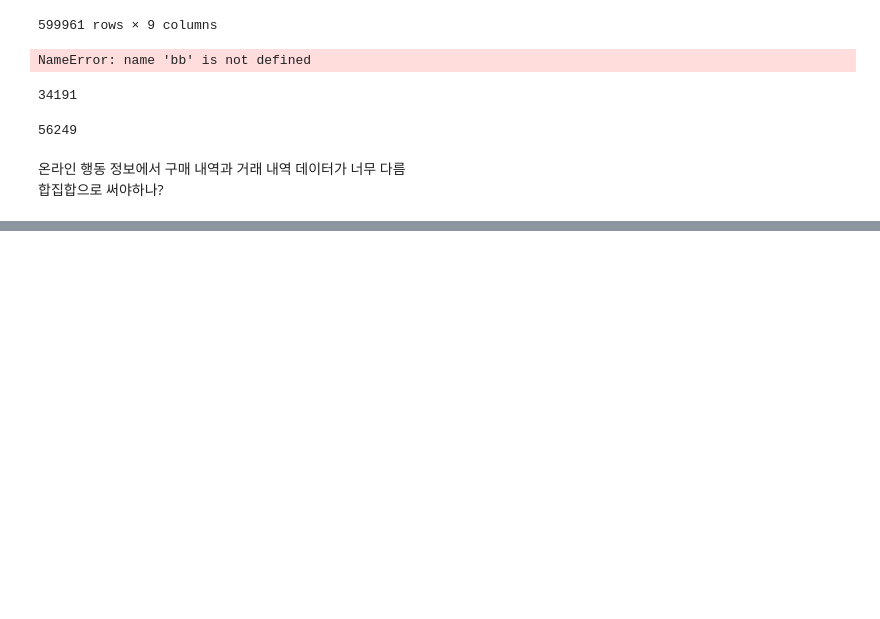
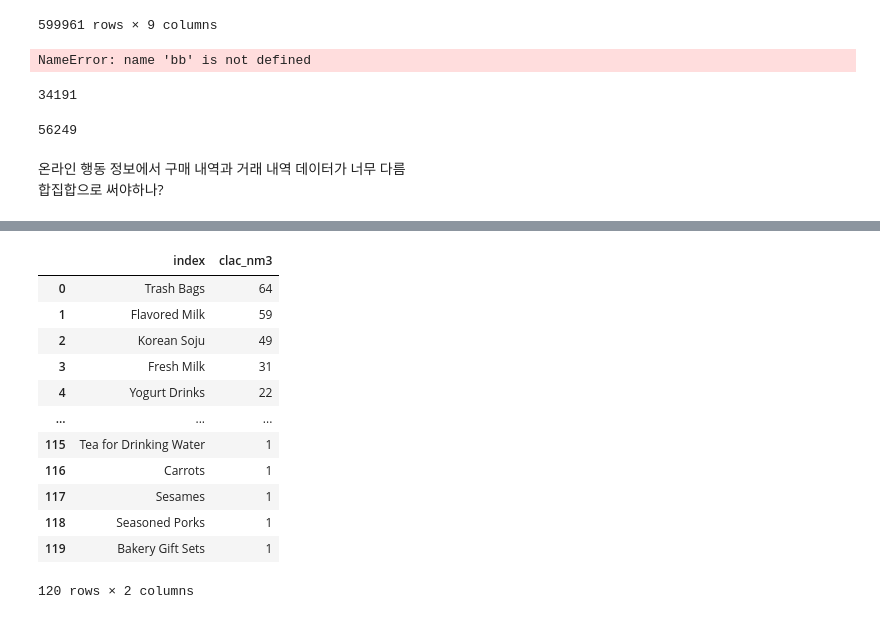
Before and after one commit to Gyeol0/Personalized-Content-Recommendation, a Jupyter notebook: EDA.ipynb, the cells around one changed output, grey strips where cells are left out. Drawn from its saved outputs; the diff is of its cells as text; code cells hidden in the pictures; blank space fills up the shorter version.

```diff
--- a/L.Point.ipynb
+++ b/EDA.ipynb
@@ -932,0 +974,16 @@ len(bbb)
+# %%
+z[z['clnt_id'] == 27221]['clac_nm3'].value_counts().reset_index()
+# %% [output]
+|  | index | clac_nm3 |
+| 0 | Trash Bags | 64 |
+| 1 | Flavored Milk | 59 |
+| 2 | Korean Soju | 49 |
+| 3 | Fresh Milk | 31 |
+| 4 | Yogurt Drinks | 22 |
+| ... | ... | ... |
+| 115 | Tea for Drinking Water | 1 |
+| 116 | Carrots | 1 |
+| 117 | Sesames | 1 |
+| 118 | Seasoned Porks | 1 |
+| 119 | Bakery Gift Sets | 1 |
+120 rows × 2 columns
```
Also changed, not shown: parts of 28 cells of this notebook, 1 other file.
